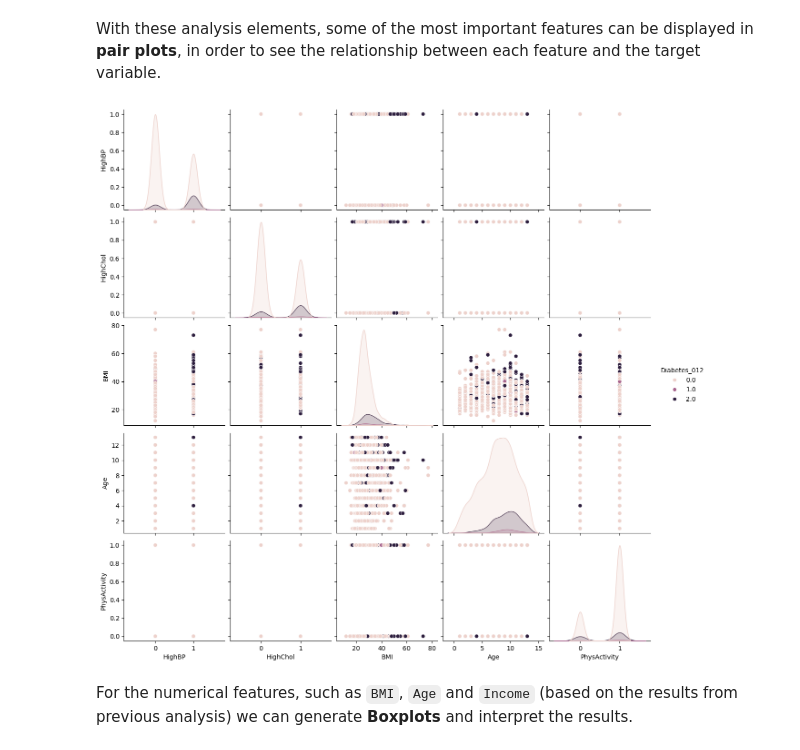
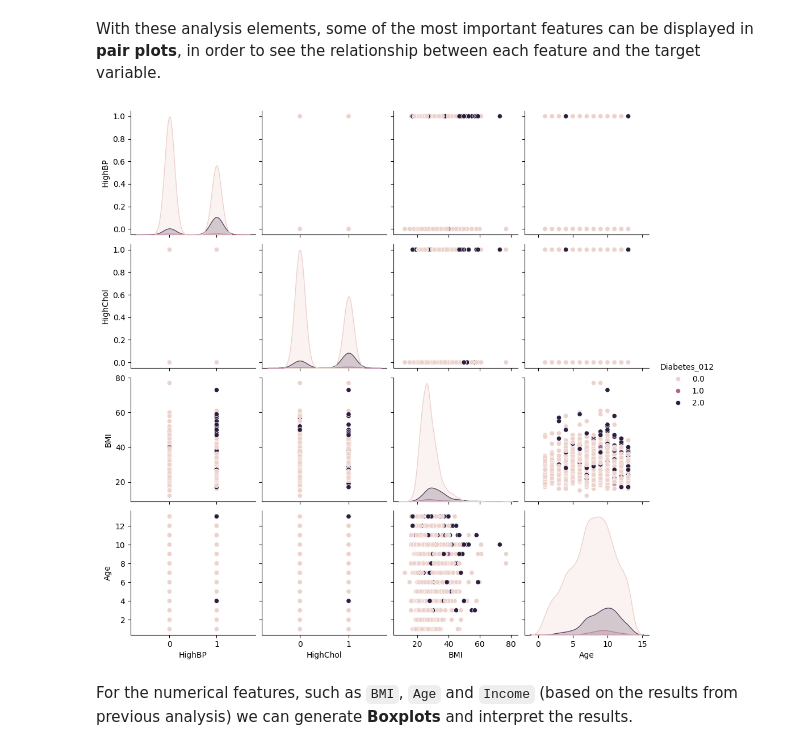
Before and after one commit to swimmingbrain/decoding-diabetes, a Jupyter notebook: project_files/decoding_diabetes_model.ipynb, the cells around one changed output. Cells and saved outputs as stored; diff of their text form; code cells hidden in the pictures.

```diff
--- a/project_files/decoding_diabetes_model.ipynb
+++ b/project_files/decoding_diabetes_model.ipynb
@@ -117,13 +117,13 @@ With these analysis elements, some of the most important features can be display
 # %%
 # Sample a subset of the data for faster plotting
 sampled_df = df.sample(frac=0.01, random_state=42)  # 10% of the data
 
 # Pair plot with sampled data
-selected_features = ['HighBP', 'HighChol', 'BMI', 'Age', 'PhysActivity']
+selected_features = ['HighBP', 'HighChol', 'BMI', 'Age']
 sns.pairplot(sampled_df[selected_features + ['Diabetes_012']], hue='Diabetes_012')
 plt.show()
 # %% [output]
-[figure, old version]
+[figure, new version]
 # %% [markdown]
 For the numerical features, such as `BMI`, `Age` and `Income` (based on the results from previous analysis) we can generate **Boxplots** and interpret the results.
 # %%
```
Also changed, not shown: parts of 16 cells of this notebook, 2 other files.
